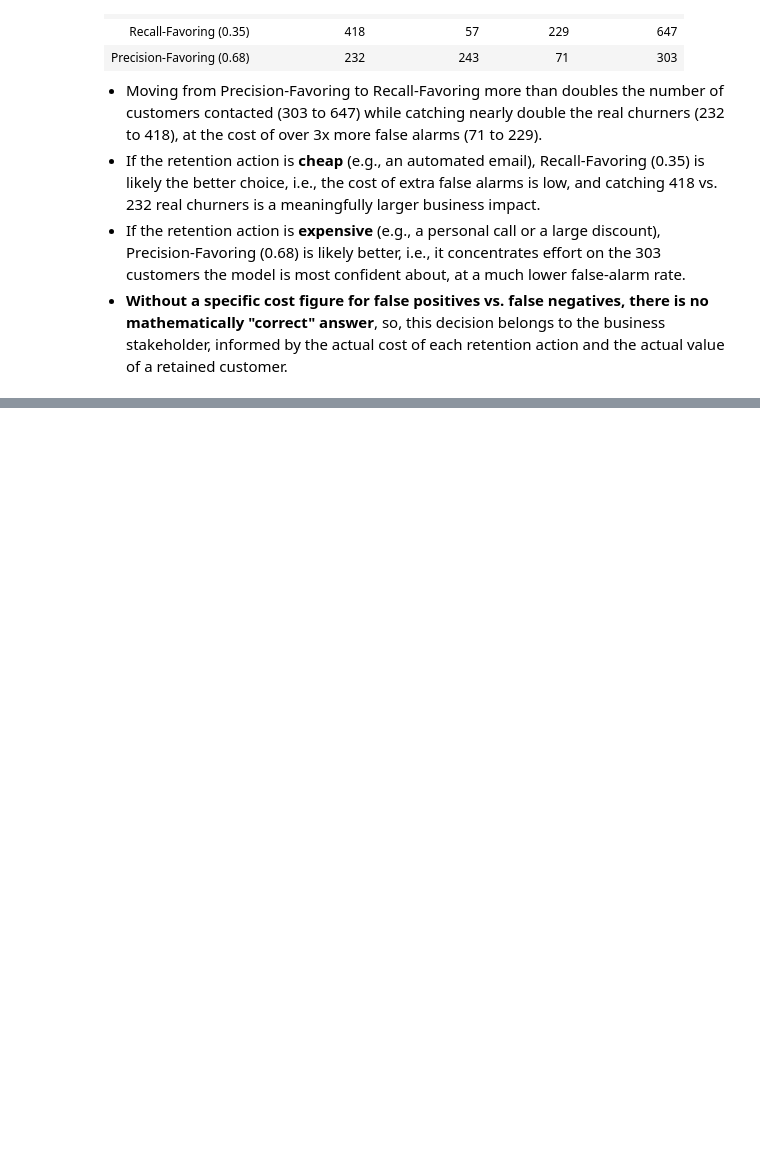
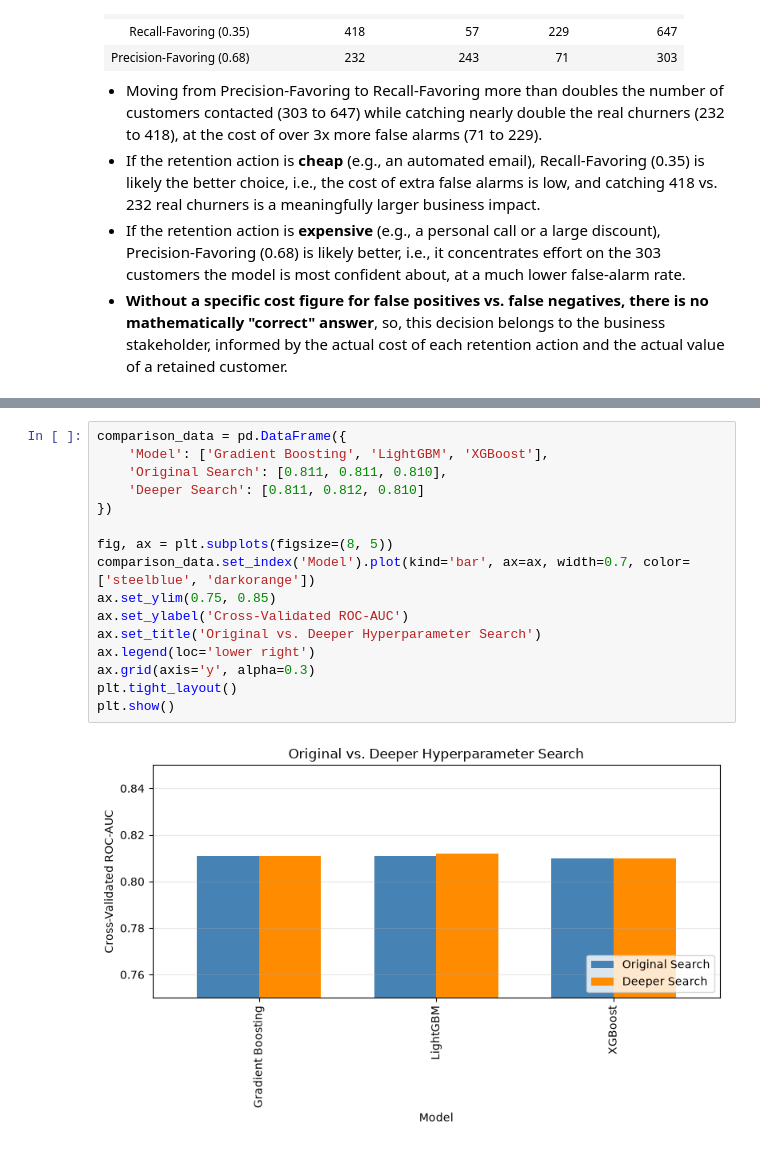
Before and after one commit to SourodeepRoy30/clv-predictor, a Jupyter notebook: notebooks/4_classification.ipynb, the cells around one changed output, grey strips where cells are left out. Cells and saved outputs as stored; diff of their text form; blank space fills up the shorter version.

```diff
--- a/notebooks/4_classification.ipynb
+++ b/notebooks/4_classification.ipynb
@@ -743,0 +888,18 @@ Precision-Favoring (0.68): Precision=0.766, Recall=0.488, Flagged as churned=303
+# %%
+comparison_data = pd.DataFrame({
+    'Model': ['Gradient Boosting', 'LightGBM', 'XGBoost'],
+    'Original Search': [0.811, 0.811, 0.810],
+    'Deeper Search': [0.811, 0.812, 0.810]
+})
+
+fig, ax = plt.subplots(figsize=(8, 5))
+comparison_data.set_index('Model').plot(kind='bar', ax=ax, width=0.7, color=['steelblue', 'darkorange'])
+ax.set_ylim(0.75, 0.85)
+ax.set_ylabel('Cross-Validated ROC-AUC')
+ax.set_title('Original vs. Deeper Hyperparameter Search')
+ax.legend(loc='lower right')
+ax.grid(axis='y', alpha=0.3)
+plt.tight_layout()
+plt.show()
+# %% [output]
+[figure, added]
```
Also changed, not shown: parts of 15 cells of this notebook, 3 other files.
